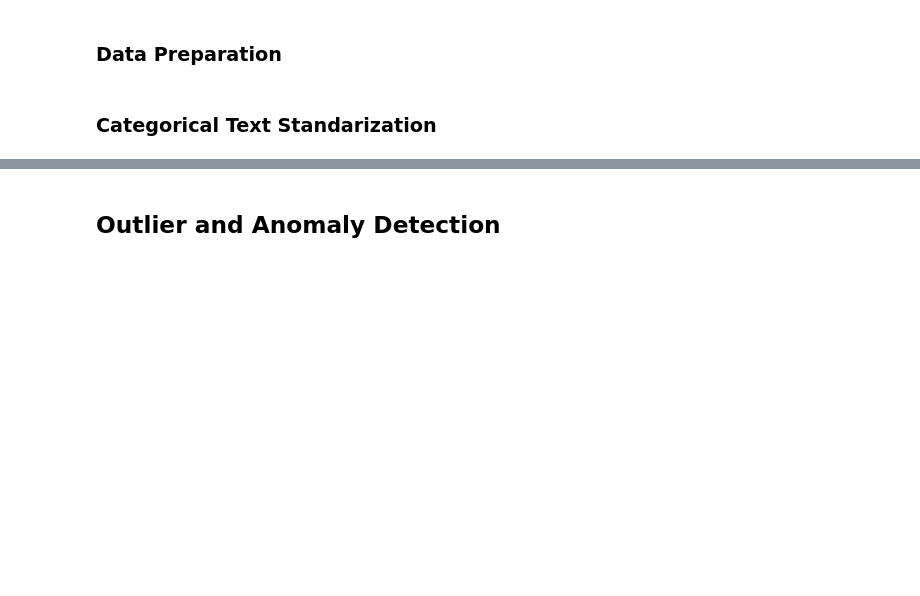
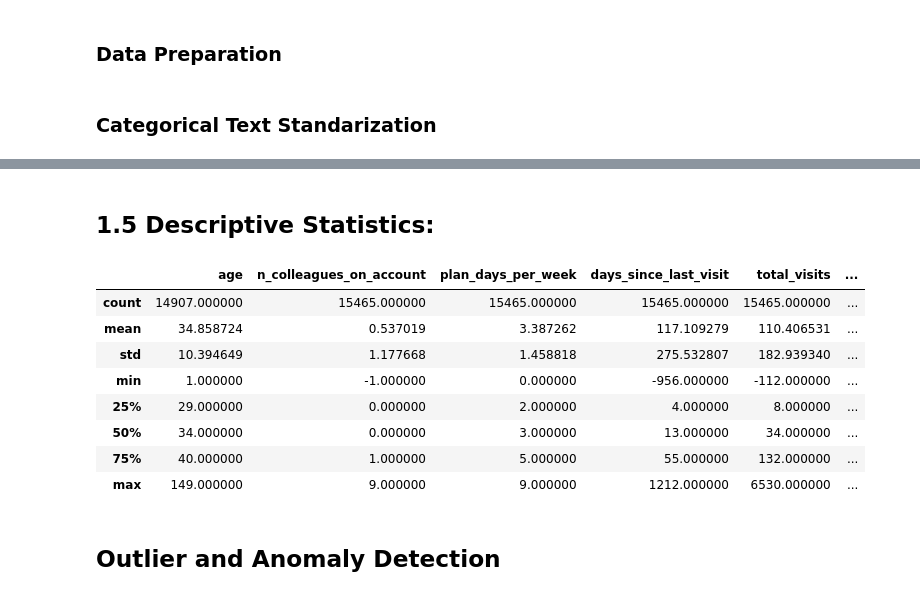
Before and after one commit to Diogosousa03/DM_Grupo18, a Jupyter notebook: notebooks/Group18_EDA_Code.ipynb, the cells around one changed output, grey strips where cells are left out. Cells and saved outputs as stored; diff of their text form; code cells hidden in the pictures; blank space fills up the shorter version.

```diff
--- a/notebooks/Group18_EDA_Code.ipynb
+++ b/notebooks/Group18_EDA_Code.ipynb
@@ -108,3 +230,17 @@ cardinality.sort_values("unique_pct_of_non_missing", ascending=False)
+# %% [markdown]
+## 1.5 Descriptive Statistics:
+# %%
+df.describe()
+# %% [output]
+|  | age | n_colleagues_on_account | plan_days_per_week | days_since_last_visit | total_visits | ... |
+| count | 14907.000000 | 15465.000000 | 15465.000000 | 15465.000000 | 15465.000000 | ... |
+| mean | 34.858724 | 0.537019 | 3.387262 | 117.109279 | 110.406531 | ... |
+| std | 10.394649 | 1.177668 | 1.458818 | 275.532807 | 182.939340 | ... |
+| min | 1.000000 | -1.000000 | 0.000000 | -956.000000 | -112.000000 | ... |
+| 25% | 29.000000 | 0.000000 | 2.000000 | 4.000000 | 8.000000 | ... |
+| 50% | 34.000000 | 0.000000 | 3.000000 | 13.000000 | 34.000000 | ... |
+| 75% | 40.000000 | 1.000000 | 5.000000 | 55.000000 | 132.000000 | ... |
+| max | 149.000000 | 9.000000 | 9.000000 | 1212.000000 | 6530.000000 | ... |
 # %% [markdown]
 ## **Outlier and Anomaly Detection** ##
 # %% [markdown]
```
Also changed, not shown: parts of 20 cells of this notebook.
